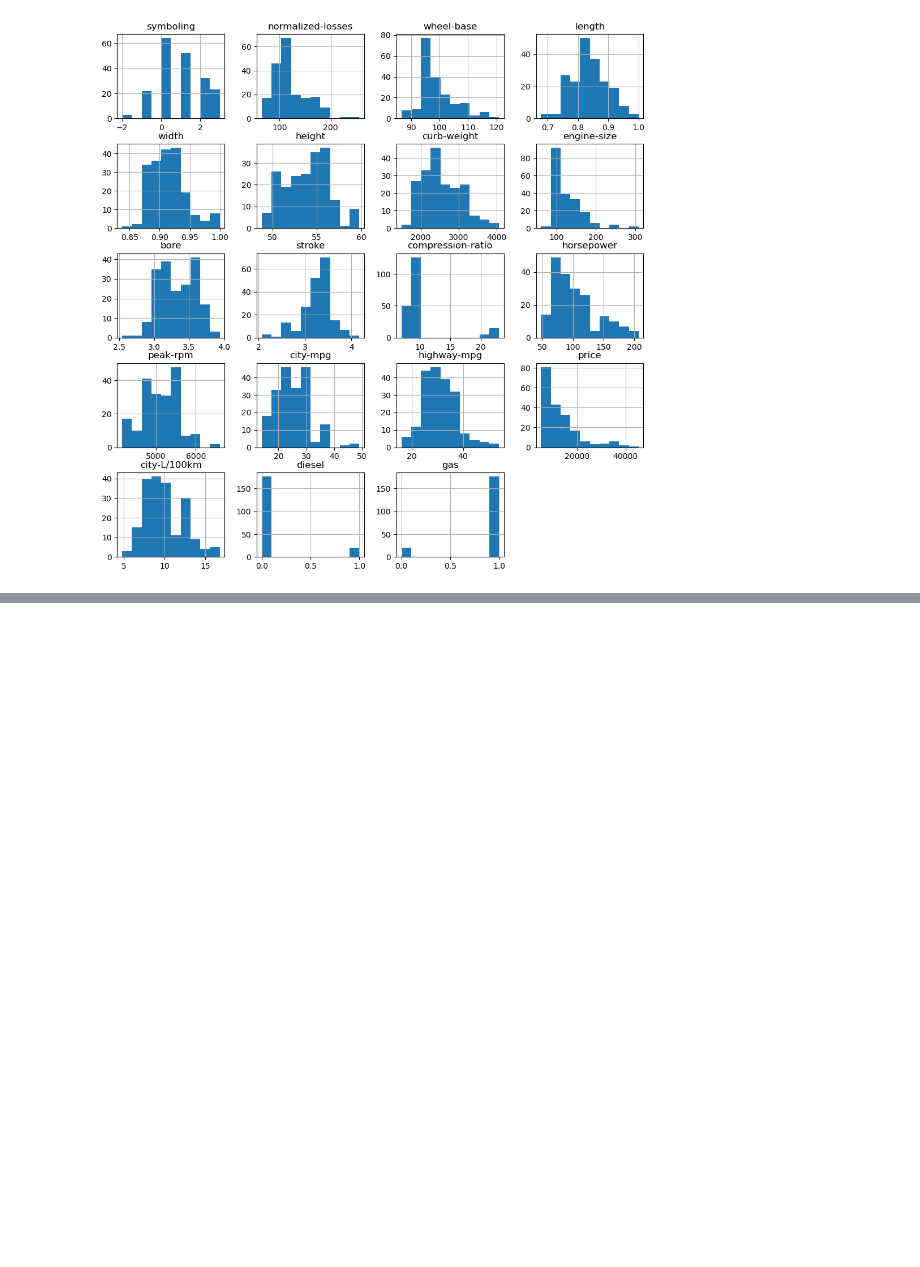
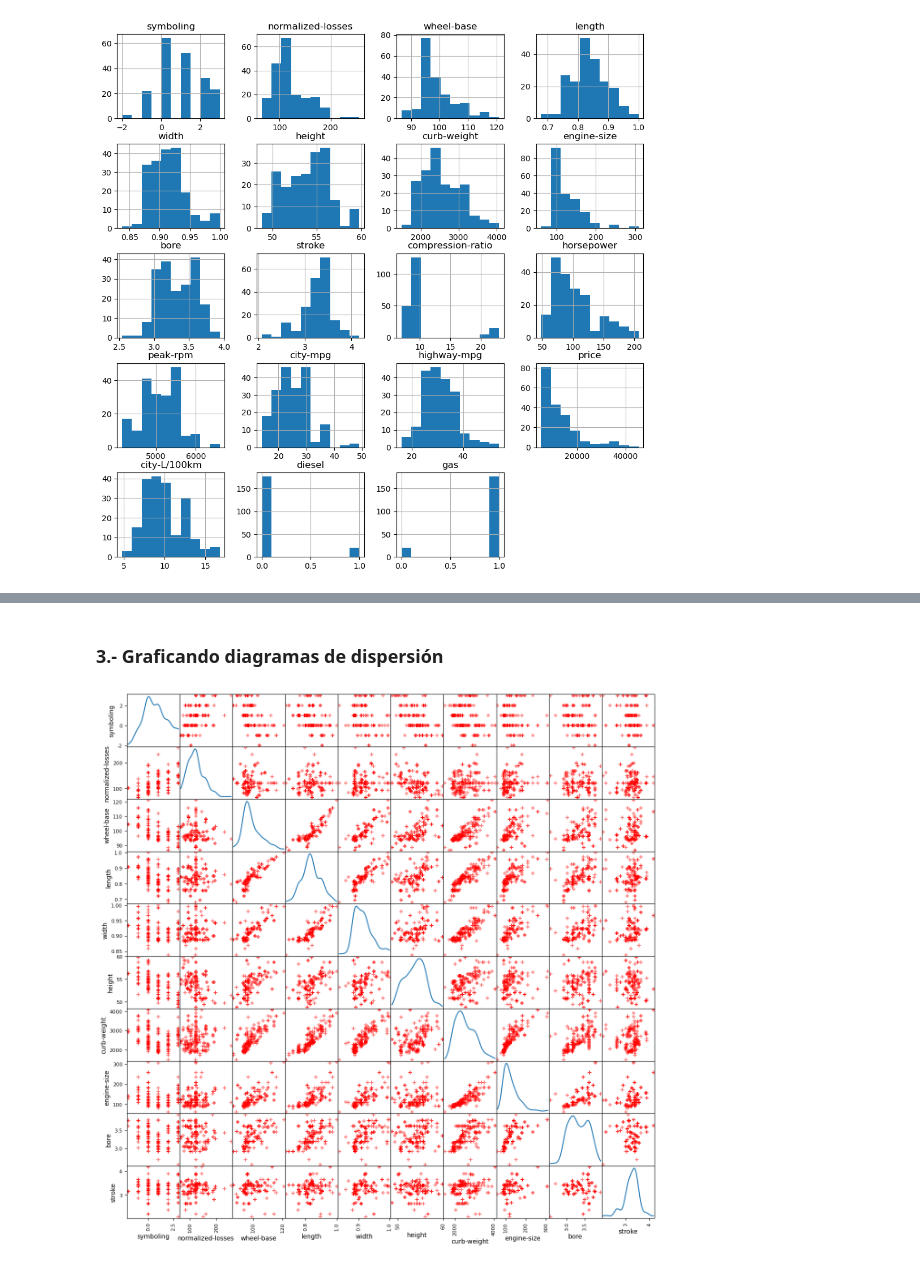
Before and after one commit to jgomezz/cpe_ciencia_datos_python, a Jupyter notebook: mod3_analitica_datos_python/semana_02_analisis_exploratorio_datos.ipynb, the cells around one changed output, grey strips where cells are left out. Cells and saved outputs as stored; diff of their text form; code cells hidden in the pictures; blank space fills up the shorter version.

```diff
--- a/mod3_analitica_datos_python/semana_02_analisis_exploratorio_datos.ipynb
+++ b/mod3_analitica_datos_python/semana_02_analisis_exploratorio_datos.ipynb
@@ -104,0 +115,9 @@ plt.show()
+# %% [markdown]
+### 3.- Graficando diagramas de dispersión
+# %%
+from pandas.plotting import scatter_matrix
+scatter_matrix(df[var_numericas].iloc[:,0:10], figsize=(15,15), color='red',
+               diagonal='kde', marker="+")
+plt.show()
+# %% [output]
+[figure, added]
```
Also changed, not shown: parts of 5 cells of this notebook.
